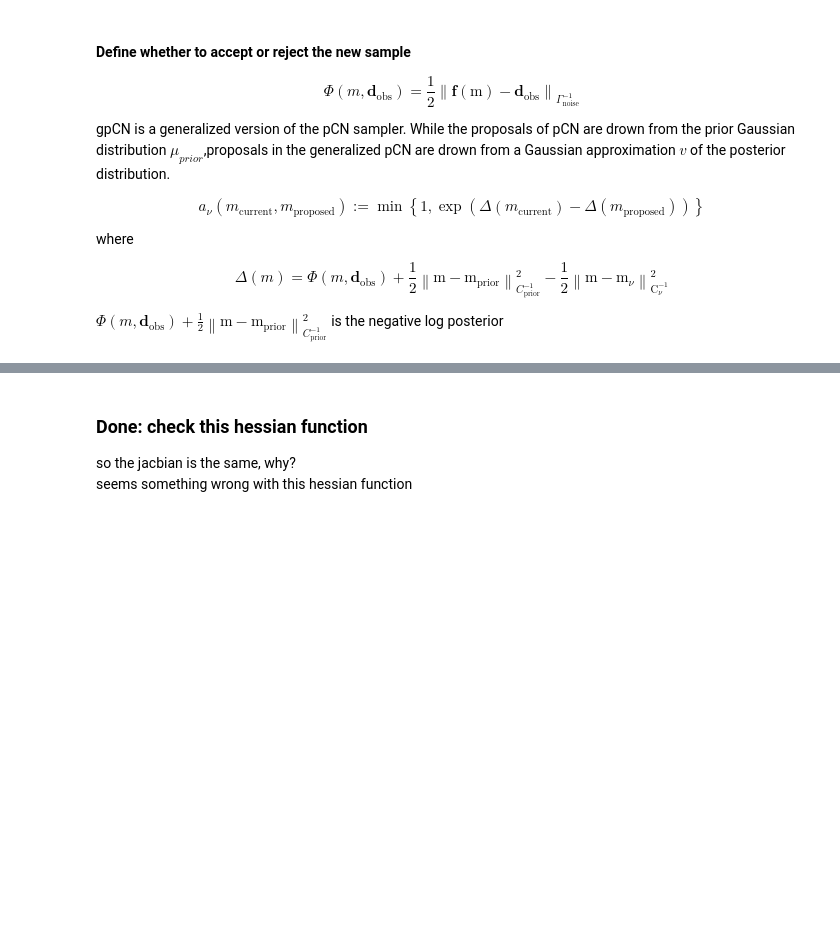
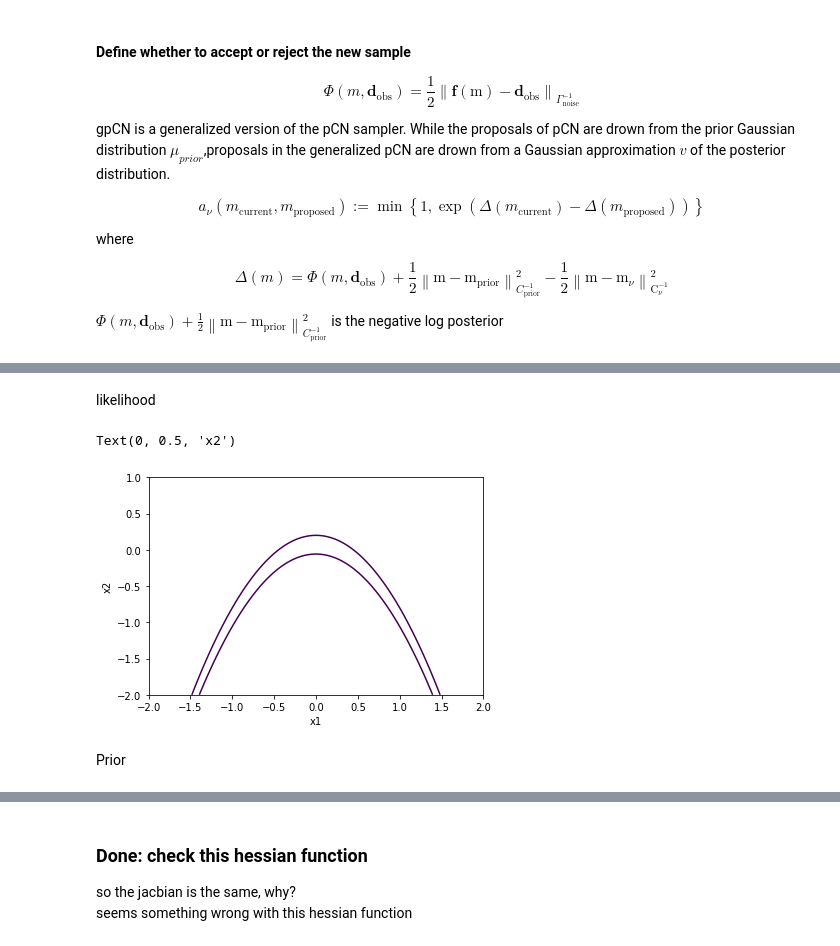
Before and after one commit to GeorgeLiang3/repository1, a Jupyter notebook: Banana_0.6_Bayesian Hessian.ipynb, the cells around one changed output, grey strips where cells are left out. Drawn from its saved outputs; the diff is of its cells as text; code cells hidden in the pictures; blank space fills up the shorter version.

```diff
--- a/Banana_0.6_Bayesian Hessian.ipynb
+++ b/Banana_0.6_Bayesian Hessian.ipynb
@@ -492,0 +584,10 @@ plt.plot(accepted[:,0],accepted[:,1],'.')
+# %%
+x, y = np.mgrid[-2:2:.01, -2:2:.01]
+pos = np.empty(x.shape + (2,),dtype = np.float32)
+pos[:, :, 0] = x; pos[:, :, 1] = y
+
+post = np.empty(x.shape)
+
+for i in range(400):
+    for j in range(400):
+        post[i][j] = joint_post_prob(D,pos[i][j][0],pos[i][j][1])
@@ -492,0 +600,35 @@ plt.plot(accepted[:,0],accepted[:,1],'.')
+# %% [markdown]
+likelihood
+# %%
+c = 0 # mean of observations
+N = 100 # number of observation data
+sigma2y = 1 # standard deviation of observation data
+## generate the observation data
+y_ = np.random.normal(loc =c, scale = sigma2y, size = N)
+D = tf.convert_to_tensor(y_,dtype = tf.float32)
+
+def likelihood_prob(y,theta1,theta2):
+    # define random variables prior
+    # define likelihood
+    y = tfd.Normal(loc = tf.add(theta2,tf.pow(theta1,2.)), scale = sigma2y)
+    # return the posterior probability
+    return(tf.reduce_sum(y.prob(D)))
+# %%
+x, y = np.mgrid[-2:2:.01, -2:2:.01]
+pos = np.empty(x.shape + (2,),dtype = np.float32)
+pos[:, :, 0] = x; pos[:, :, 1] = y
+likelihood = np.empty(x.shape)
+for i in range(400):
+    for j in range(400):
+        likelihood[i][j] = likelihood_prob(D,pos[i][j][0],pos[i][j][1])
+# %%
+plt.contour(x, y, likelihood,[likelihood_prob(D,0.,0.2).numpy()])
+plt.xlim(-2,2)
+plt.ylim(-2,1)
+plt.xlabel("x1")
+plt.ylabel("x2")
+# %% [output]
+Text(0, 0.5, 'x2')
+[figure, added]
+# %% [markdown]
+Prior
```
Also changed, not shown: parts of 38 cells of this notebook, 2 other files.
